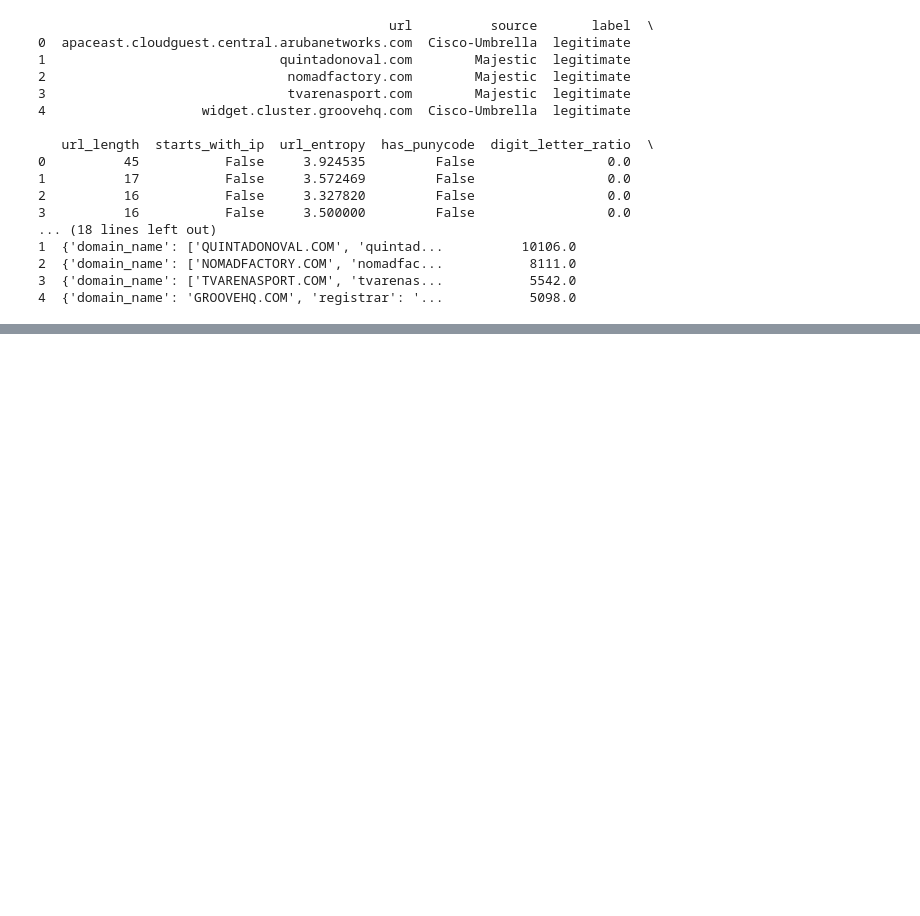
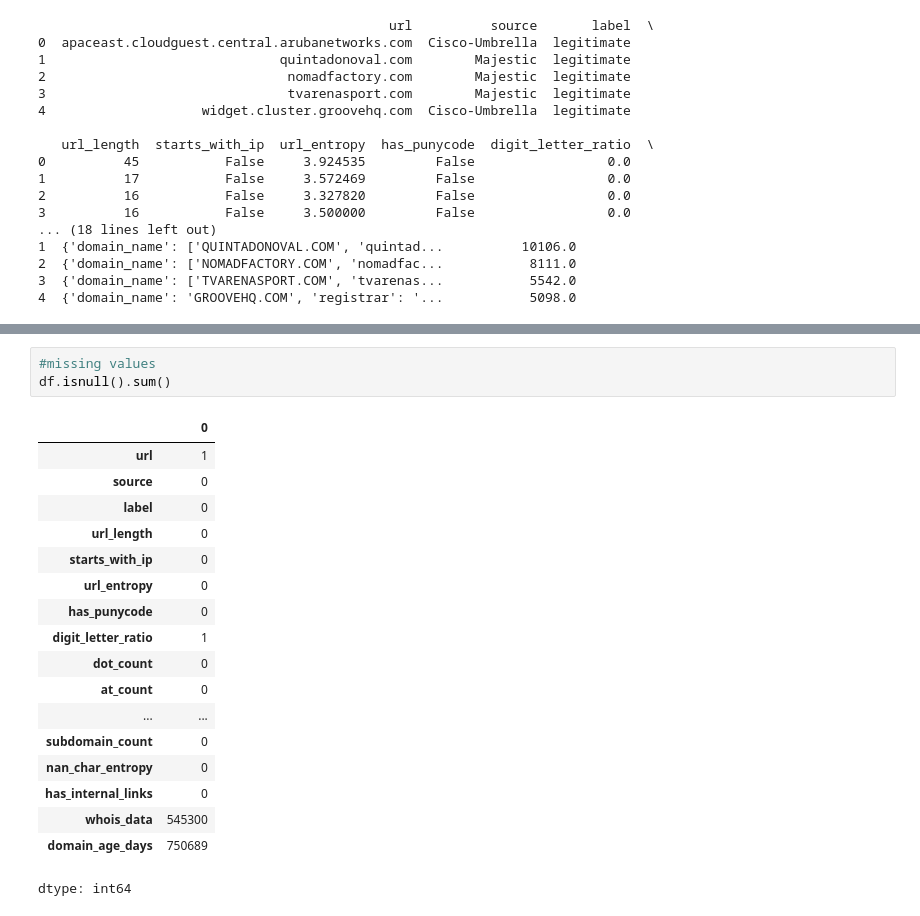
Before and after one commit to islak/phishing-detection, a Jupyter notebook: phishing.ipynb, the cells around one changed output, grey strips where cells are left out. Drawn from its saved outputs; the diff is of its cells as text; blank space fills up the shorter version.

```diff
--- a/phishing.ipynb
+++ b/phishing.ipynb
@@ -63,0 +105,22 @@ print(df.head())
+# %%
+#missing values
+df.isnull().sum()
+# %% [output]
+|  | 0 |
+| url | 1 |
+| source | 0 |
+| label | 0 |
+| url_length | 0 |
+| starts_with_ip | 0 |
+| url_entropy | 0 |
+| has_punycode | 0 |
+| digit_letter_ratio | 1 |
+| dot_count | 0 |
+| at_count | 0 |
+| ... | ... |
+| subdomain_count | 0 |
+| nan_char_entropy | 0 |
+| has_internal_links | 0 |
+| whois_data | 545300 |
+| domain_age_days | 750689 |
+dtype: int64
```
Also changed, not shown: parts of 15 cells of this notebook.
